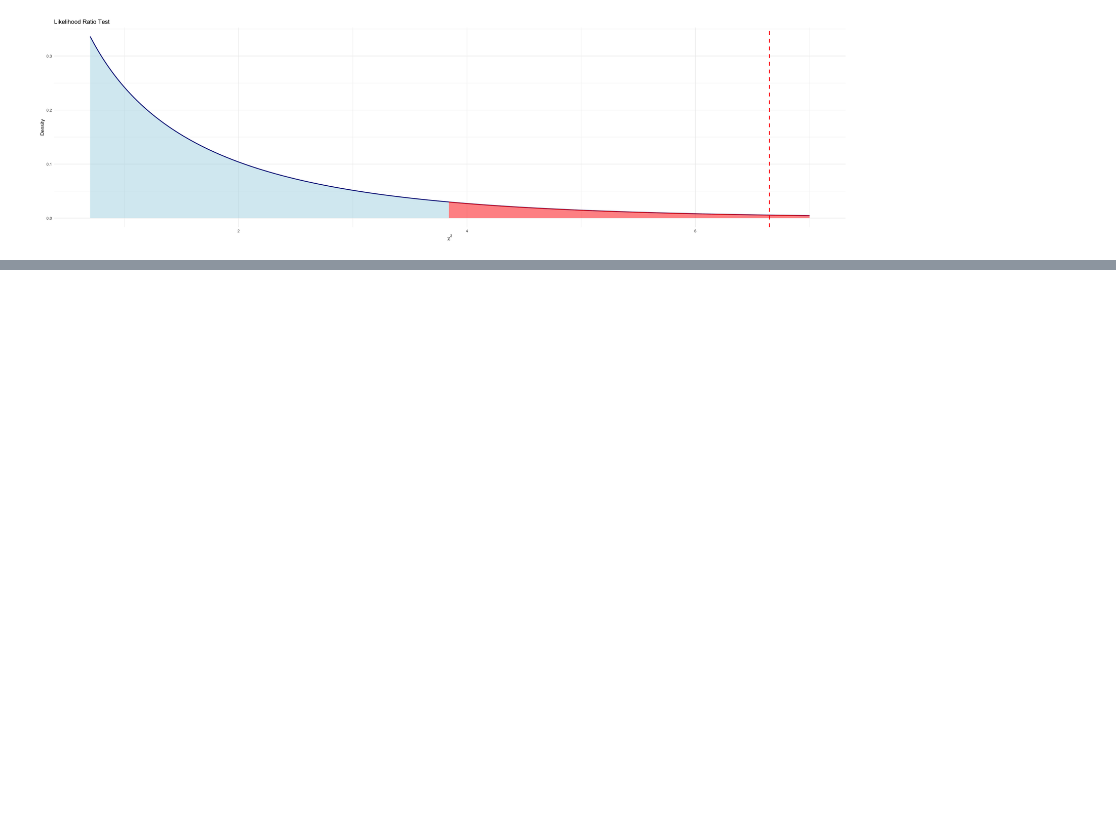
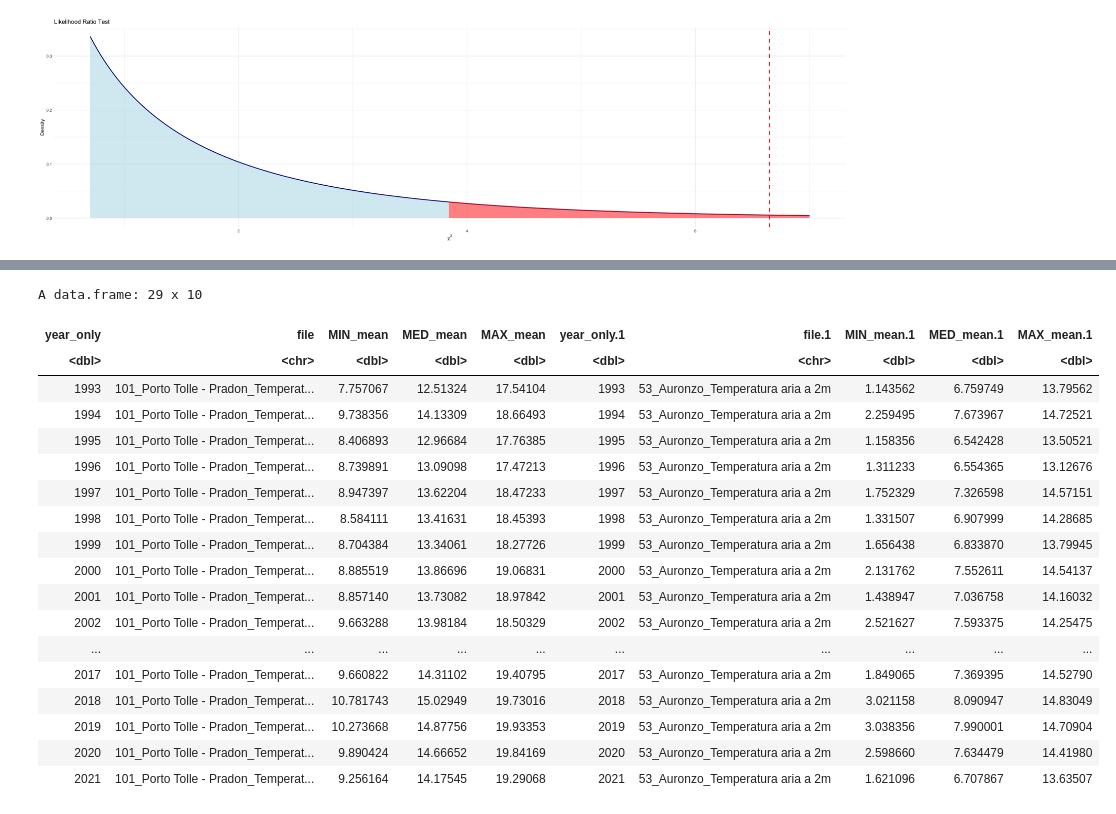
Before and after one commit to Lorycav/Weather_Statistical_Analysis_And_Forecasting, a Jupyter notebook: project.ipynb, the cells around one changed output, grey strips where cells are left out. Cells and saved outputs as stored; diff of their text form; code cells hidden in the pictures; blank space fills up the shorter version.

```diff
--- a/project.ipynb
+++ b/project.ipynb
@@ -603,0 +649,22 @@ p-value: 0.009918938
+# %%
+corr_df
+# %% [output]
+A data.frame: 29 x 10
+| year_only | file | MIN_mean | MED_mean | MAX_mean | year_only.1 | file.1 | MIN_mean.1 | MED_mean.1 | MAX_mean.1 |
+| <dbl> | <chr> | <dbl> | <dbl> | <dbl> | <dbl> | <chr> | <dbl> | <dbl> | <dbl> |
+| 1993 | 101_Porto Tolle - Pradon_Temperat... | 7.757067 | 12.51324 | 17.54104 | 1993 | 53_Auronzo_Temperatura aria a 2m | 1.143562 | 6.759749 | 13.79562 |
+| 1994 | 101_Porto Tolle - Pradon_Temperat... | 9.738356 | 14.13309 | 18.66493 | 1994 | 53_Auronzo_Temperatura aria a 2m | 2.259495 | 7.673967 | 14.72521 |
+| 1995 | 101_Porto Tolle - Pradon_Temperat... | 8.406893 | 12.96684 | 17.76385 | 1995 | 53_Auronzo_Temperatura aria a 2m | 1.158356 | 6.542428 | 13.50521 |
+| 1996 | 101_Porto Tolle - Pradon_Temperat... | 8.739891 | 13.09098 | 17.47213 | 1996 | 53_Auronzo_Temperatura aria a 2m | 1.311233 | 6.554365 | 13.12676 |
+| 1997 | 101_Porto Tolle - Pradon_Temperat... | 8.947397 | 13.62204 | 18.47233 | 1997 | 53_Auronzo_Temperatura aria a 2m | 1.752329 | 7.326598 | 14.57151 |
+| 1998 | 101_Porto Tolle - Pradon_Temperat... | 8.584111 | 13.41631 | 18.45393 | 1998 | 53_Auronzo_Temperatura aria a 2m | 1.331507 | 6.907999 | 14.28685 |
+| 1999 | 101_Porto Tolle - Pradon_Temperat... | 8.704384 | 13.34061 | 18.27726 | 1999 | 53_Auronzo_Temperatura aria a 2m | 1.656438 | 6.833870 | 13.79945 |
+| 2000 | 101_Porto Tolle - Pradon_Temperat... | 8.885519 | 13.86696 | 19.06831 | 2000 | 53_Auronzo_Temperatura aria a 2m | 2.131762 | 7.552611 | 14.54137 |
+| 2001 | 101_Porto Tolle - Pradon_Temperat... | 8.857140 | 13.73082 | 18.97842 | 2001 | 53_Auronzo_Temperatura aria a 2m | 1.438947 | 7.036758 | 14.16032 |
+| 2002 | 101_Porto Tolle - Pradon_Temperat... | 9.663288 | 13.98184 | 18.50329 | 2002 | 53_Auronzo_Temperatura aria a 2m | 2.521627 | 7.593375 | 14.25475 |
+| ... | ... | ... | ... | ... | ... | ... | ... | ... | ... |
+| 2017 | 101_Porto Tolle - Pradon_Temperat... | 9.660822 | 14.31102 | 19.40795 | 2017 | 53_Auronzo_Temperatura aria a 2m | 1.849065 | 7.369395 | 14.52790 |
+| 2018 | 101_Porto Tolle - Pradon_Temperat... | 10.781743 | 15.02949 | 19.73016 | 2018 | 53_Auronzo_Temperatura aria a 2m | 3.021158 | 8.090947 | 14.83049 |
+| 2019 | 101_Porto Tolle - Pradon_Temperat... | 10.273668 | 14.87756 | 19.93353 | 2019 | 53_Auronzo_Temperatura aria a 2m | 3.038356 | 7.990001 | 14.70904 |
+| 2020 | 101_Porto Tolle - Pradon_Temperat... | 9.890424 | 14.66652 | 19.84169 | 2020 | 53_Auronzo_Temperatura aria a 2m | 2.598660 | 7.634479 | 14.41980 |
+| 2021 | 101_Porto Tolle - Pradon_Temperat... | 9.256164 | 14.17545 | 19.29068 | 2021 | 53_Auronzo_Temperatura aria a 2m | 1.621096 | 6.707867 | 13.63507 |
```
Also changed, not shown: parts of 7 cells of this notebook.
